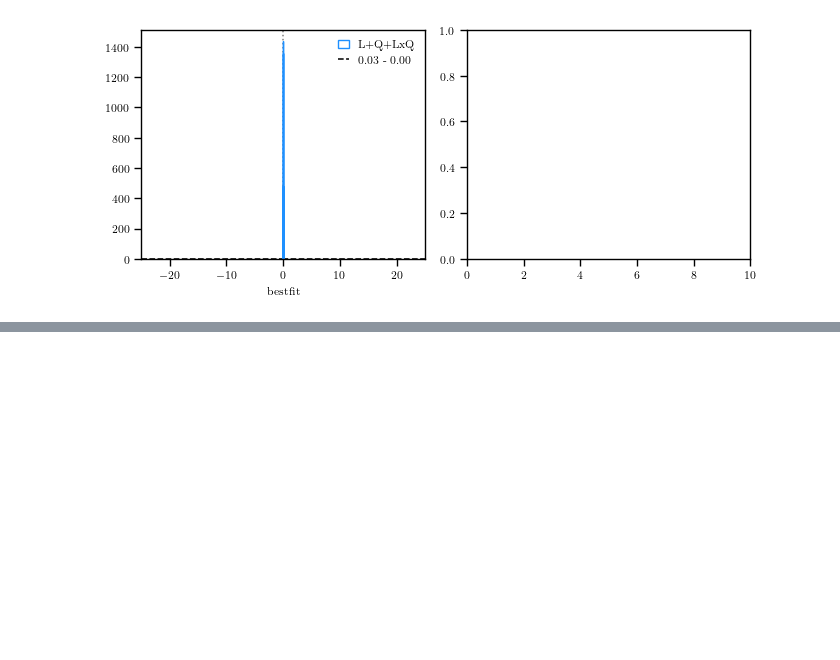
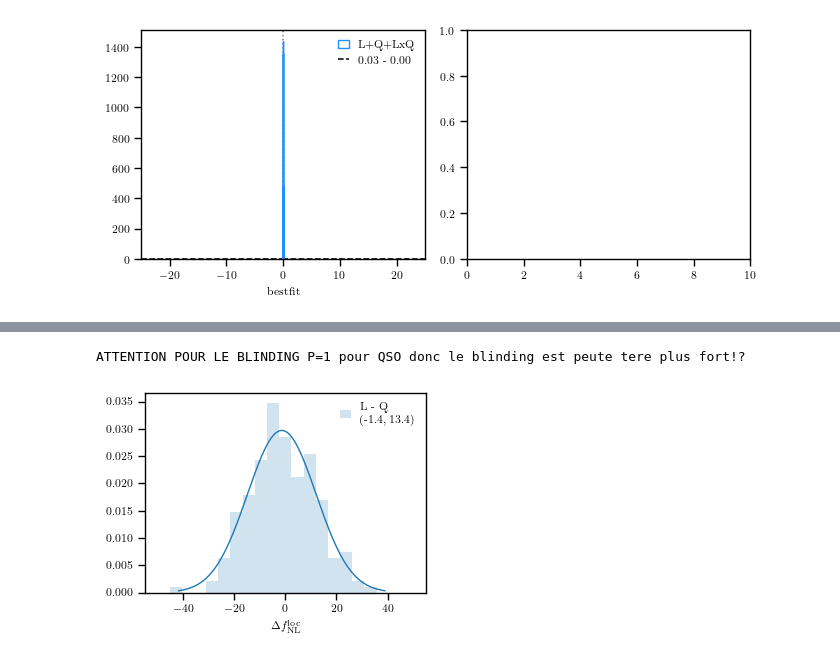
Before and after one commit to Jiaxi-Yu/desi-clustering, a Jupyter notebook: local_png/validation_mocks.ipynb, the cells around one changed output, grey strips where cells are left out. Drawn from its saved outputs; the diff is of its cells as text; code cells hidden in the pictures; blank space fills up the shorter version.

```diff
--- a/local_png/validation_mocks.ipynb
+++ b/local_png/validation_mocks.ipynb
@@ -1360,0 +1655,37 @@ profiles['LRGxLRG-LRGxQSO-QSOxQSO']['GCcomb']['mock_cov']['4e-03-4e-03-2e-03']['
+# %%
+def get_index(profiles, params):
+    """Get the row index of a named parameter in a bestfit/profile array (list of [name, value, ...])."""
+    return np.where([profiles[i][0] == params for i in range(len(profiles))])[0][0]
+
+print("ATTENTION POUR LE BLINDING P=1 pour QSO donc le blinding est peute tere plus fort!? ")
+
+plt.figure(figsize=(3.5, 2.7))
+
+nmocks = 200
+
+idx = get_index(profiles['LRGxLRG']['GCcomb']['mock_cov']['4e-03']['_RIC+AMR'][0], 'fnl_loc')
+fnl_vals = np.array([profiles['LRGxLRG']['GCcomb']['mock_cov']['4e-03']['_RIC+AMR'][i][idx][1] for i in range(nmocks)], dtype='float')
+fnl_errs = np.array([profiles['LRGxLRG']['GCcomb']['mock_cov']['4e-03']['_RIC+AMR'][i][idx][2] for i in range(nmocks)], dtype='float')
+
+idx = get_index(profiles['QSOxQSO']['GCcomb']['mock_cov']['2e-03']['_RIC+AMR'][0], 'fnl_loc')
+fnl_vals2 = np.array([profiles['QSOxQSO']['GCcomb']['mock_cov']['2e-03']['_RIC+AMR'][i][idx][1] for i in range(nmocks)], dtype='float')
+fnl_errs2 = np.array([profiles['QSOxQSO']['GCcomb']['mock_cov']['2e-03']['_RIC+AMR'][i][idx][2] for i in range(nmocks)], dtype='float')
+
+diff_val = fnl_vals2 - fnl_vals
+diff_err = fnl_errs2 - fnl_errs
+
+mu, std = np.mean(diff_val), np.std(diff_val)
+plt.hist(diff_val, range=(-50, 50), bins=21, density=True, color=f'C0', alpha=0.2, label=f'L - Q\n({mu:.1f}, {std:.1f})')
+x = np.linspace(mu - 3 * std, mu + 3 * std, 500)
+pdf = np.exp(-0.5 * ((x - mu) / std) ** 2) / (std * np.sqrt(2 * np.pi))
+plt.plot(x, pdf, color=f'C0', ls='-', lw=1)
+
+plt.xlabel(r'$\Delta f_{\rm NL}^{\rm loc}$')
+plt.legend()
+#plt.grid(alpha=0.2, linestyle=(0, (1, 5)), zorder=0)
+plt.tight_layout()
+plt.savefig('fig/Q-L_fnl_distribution.png', dpi=400)
+plt.show()
+# %% [output]
+ATTENTION POUR LE BLINDING P=1 pour QSO donc le blinding est peute tere plus fort!?
+[figure, added]
```
Also changed, not shown: parts of 20 cells of this notebook, 1 other file.
